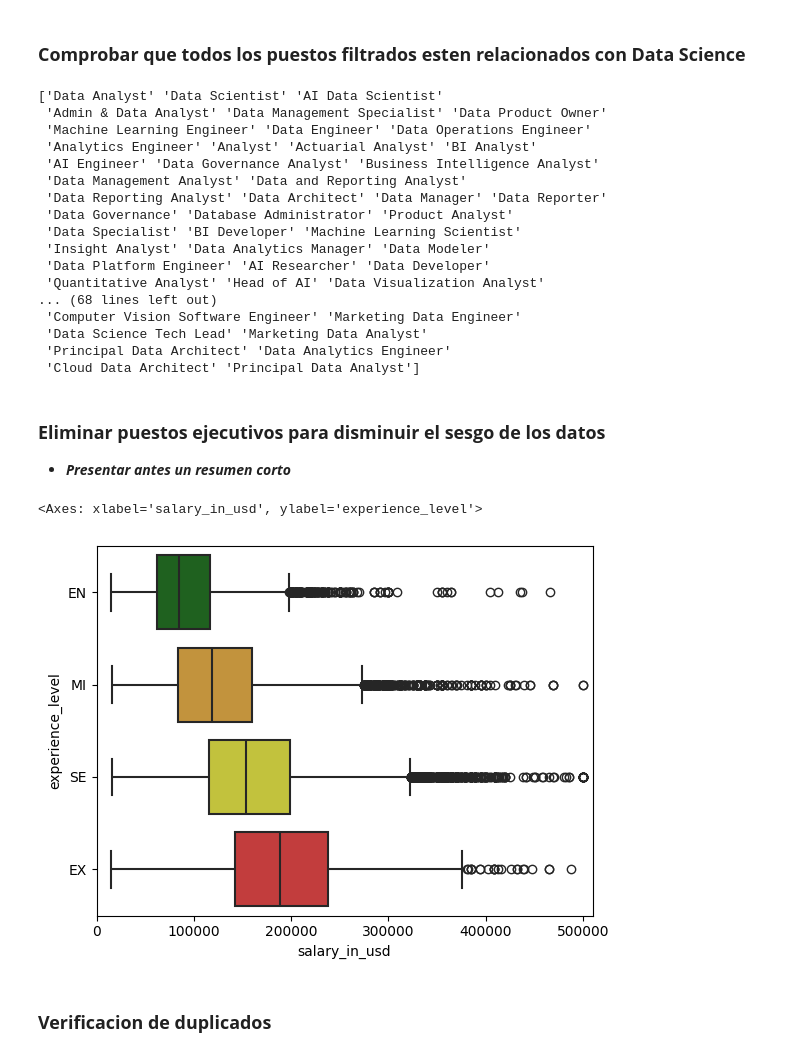
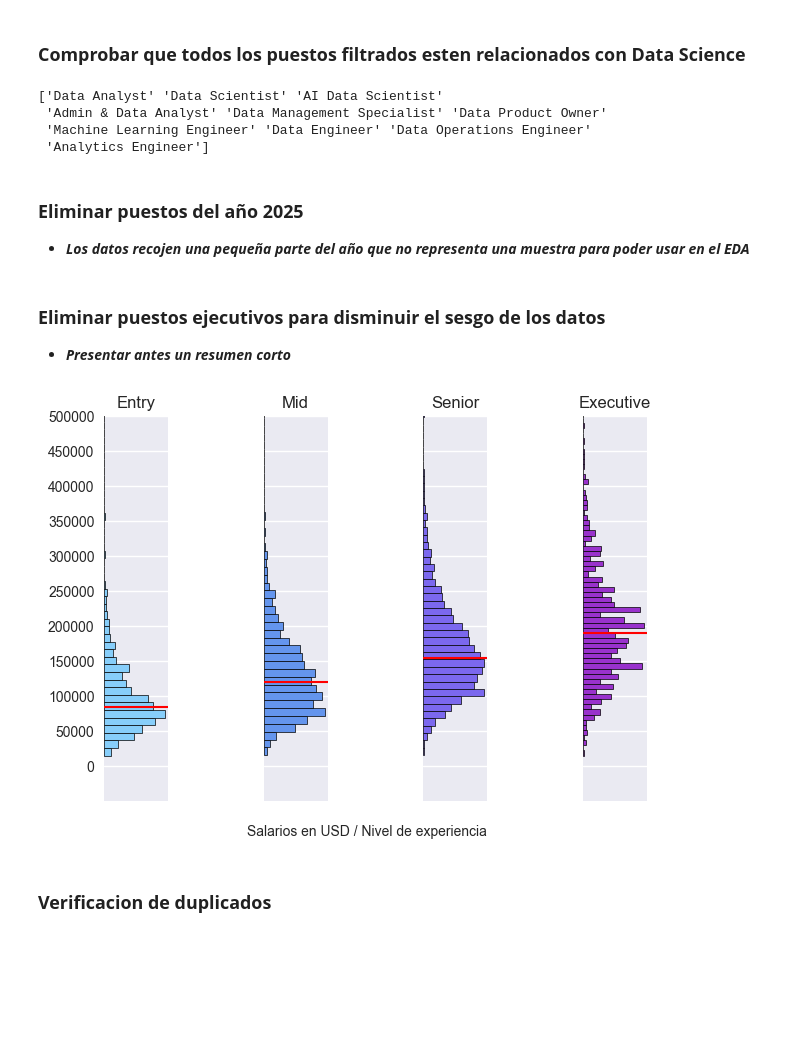
Before and after one commit to danielg9611/EDA_DataScience_2020-2025, a Jupyter notebook: memoria.ipynb, the cells around one changed output. Cells and saved outputs as stored; diff of their text form; code cells hidden in the pictures; blank space fills up the shorter version.

```diff
--- a/memoria.ipynb
+++ b/memoria.ipynb
@@ -33,3 +41,5 @@ import seaborn as sns
+# %%
+plt.style.use('seaborn-v0_8')
 # %% [markdown]
 ## **DATA UNDERSTANDING**
 # %% [markdown]
@@ -103,22 +113,12 @@ jobs = jobs[jobs['job_title'].str.contains('|'.join(key_words))]
 # %% [markdown]
 ### __Comprobar que todos los puestos filtrados esten relacionados con Data Science__
 # %%
-print(jobs['job_title'].unique())
+print(jobs['job_title'].unique()[:10])  ## Slicing de 10 para mantener el jupyter organizado
 # %% [output]
 ['Data Analyst' 'Data Scientist' 'AI Data Scientist'
  'Admin & Data Analyst' 'Data Management Specialist' 'Data Product Owner'
  'Machine Learning Engineer' 'Data Engineer' 'Data Operations Engineer'
- 'Analytics Engineer' 'Analyst' 'Actuarial Analyst' 'BI Analyst'
- 'AI Engineer' 'Data Governance Analyst' 'Business Intelligence Analyst'
- 'Data Management Analyst' 'Data and Reporting Analyst'
- 'Data Reporting Analyst' 'Data Architect' 'Data Manager' 'Data Reporter'
- 'Data Governance' 'Database Administrator' 'Product Analyst'
- 'Data Specialist' 'BI Developer' 'Machine Learning Scientist'
- 'Insight Analyst' 'Data Analytics Manager' 'Data Modeler'
- 'Data Platform Engineer' 'AI Researcher' 'Data Developer'
- 'Quantitative Analyst' 'Head of AI' 'Data Visualization Analyst'
-... (68 lines left out)
- 'Computer Vision Software Engineer' 'Marketing Data Engineer'
- 'Data Science Tech Lead' 'Marketing Data Analyst'
- 'Principal Data Architect' 'Data Analytics Engineer'
- 'Cloud Data Architect' 'Principal Data Analyst']
+ 'Analytics Engineer']
+# %% [markdown]
+### __Eliminar puestos del año 2025__
+  - ***Los datos recojen una pequeña parte del año que no representa una muestra para poder usar en el EDA***
@@ -125,12 +127,50 @@ print(jobs['job_title'].unique())
 # %% [markdown]
 ### __Eliminar puestos ejecutivos para disminuir el sesgo de los datos__
   - ***Presentar antes un resumen corto***
-# %%
-plt.xlim(0, 510000)
-sns.boxplot(data=jobs, x='salary_in_usd', y='experience_level', hue='experience_level',order=['EN','MI','SE','EX'], palette=['green', 'yellow','orange','red'],saturation=.52, linewidth=1.5 ,legend=False)
-# %% [output]
-<Axes: xlabel='salary_in_usd', ylabel='experience_level'>
-[figure, removed]
+# %%
+
+fig, ax = plt.subplots(1, 4, sharey=True, figsize=(7, 5))
+
+medians = {
+    'EN': jobs[jobs['experience_level'] == 'EN']['salary_in_usd'].median(),
+    'MI': jobs[jobs['experience_level'] == 'MI']['salary_in_usd'].median(),
+    'SE': jobs[jobs['experience_level'] == 'SE']['salary_in_usd'].median(),
+    'EX': jobs[jobs['experience_level'] == 'EX']['salary_in_usd'].median()
+}
+
+
+ax[0].hist(x=jobs[jobs['experience_level'] == 'EN']['salary_in_usd'], bins=70, edgecolor='black', color='#87CEFA', orientation='horizontal', linewidth=0.5)
+ax[0].axhline(medians['EN'], color='red', linestyle='-', linewidth=1.5)
+ax[0].set_title('Entry')
+ax[0].set_xticks([])
+
+ax[1].hist(x=jobs[jobs['experience_level'] == 'MI']['salary_in_usd'], bins=70, edgecolor='black', color='#6495ED', orientation='horizontal', linewidth=0.5)
+ax[1].axhline(medians['MI'], color='red', linestyle='-', linewidth=1.5)
+ax[1].set_title('Mid')
+ax[1].set_xticks([])
+
+ax[2].hist(x=jobs[jobs['experience_level'] == 'SE']['salary_in_usd'], bins=70, edgecolor='black', color='#7B68EE', orientation='horizontal', linewidth=0.5)
+ax[2].axhline(medians['SE'], color='red', linestyle='-', linewidth=1.5)
+ax[2].set_title('Senior')
+ax[2].set_xticks([])
+
+ax[3].hist(x=jobs[jobs['experience_level'] == 'EX']['salary_in_usd'], bins=70, edgecolor='black', color='#9932CC', orientation='horizontal', linewidth=0.5)
+ax[3].axhline(medians['EX'], color='red', linestyle='-', linewidth=1.5)
+ax[3].set_title('Executive')
+ax[3].set_xticks([])
+
+ax[0].set_yticks(np.arange(0,500001,50000))
+ax[0].set_ylim(-50000, 500000)
+
+[spine.set_visible(False) for ax in ax.ravel() for spine in ax.spines.values()]
+
+plt.subplots_adjust(wspace=1.5)
+
+fig.text(0.5, 0.04, 'Salarios en USD / Nivel de experiencia', ha='center', fontsize=10)  # X-axis label
+
+plt.show()
+# %% [output]
+[figure, added]
 # %%
 jobs = jobs[jobs['experience_level'] != 'EX']
 # %% [markdown]
```
Also changed, not shown: parts of 19 cells of this notebook, 6 other files.
